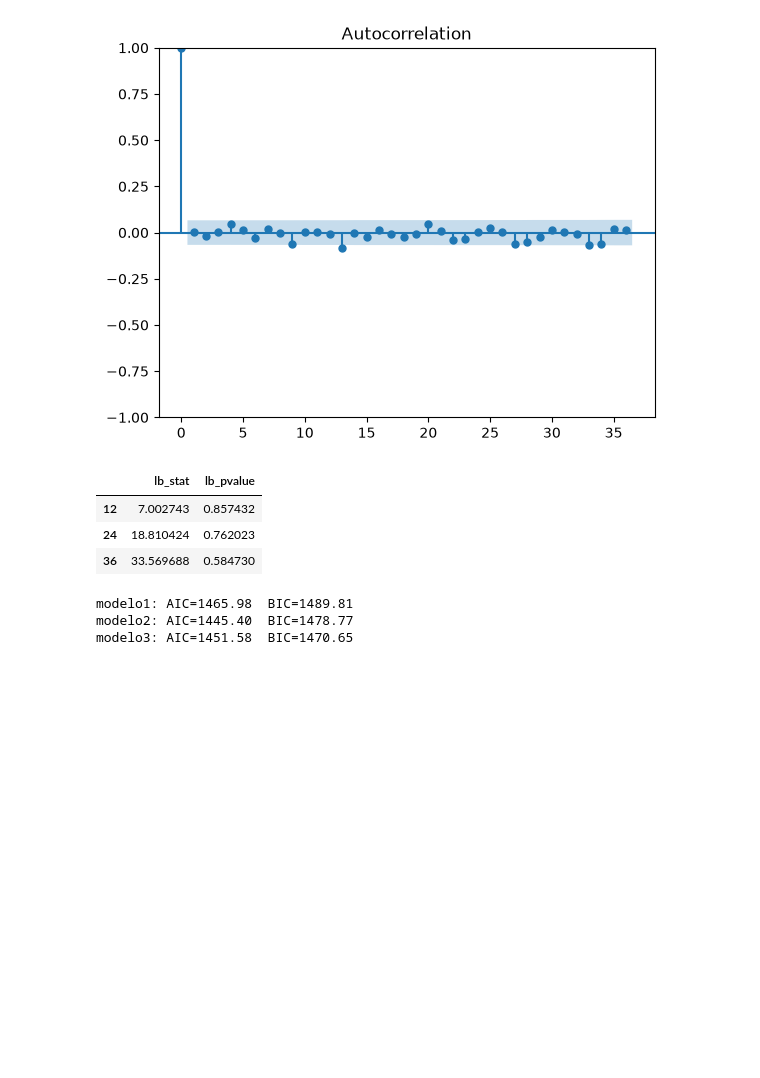
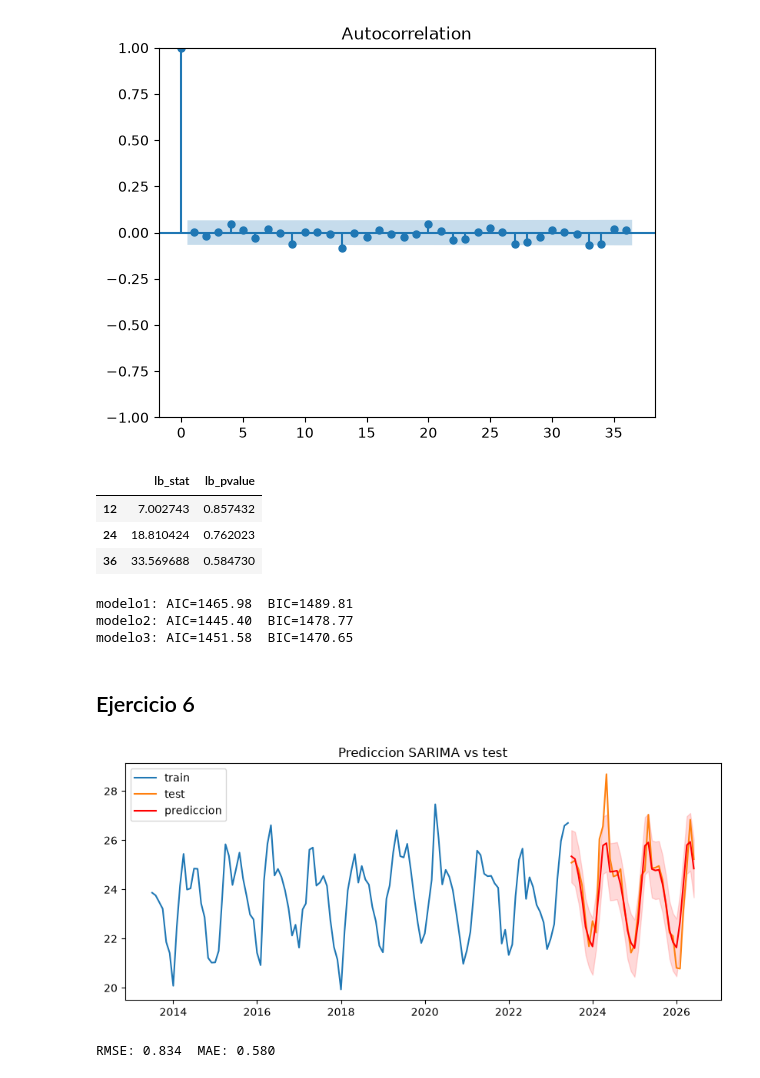
Before and after one commit to UVG-Tareas-y-proyectos/ejercicios_de_series, a Jupyter notebook: notebooks/ejercicios.ipynb, the cells around one changed output. Cells and saved outputs as stored; diff of their text form; code cells hidden in the pictures; blank space fills up the shorter version.

Commit message:
Add exercise 6: forecast over the test set with best model

```diff
--- a/notebooks/ejercicios.ipynb
+++ b/notebooks/ejercicios.ipynb
@@ -260,3 +260,29 @@ for nombre, m in [("modelo1", modelo1), ("modelo2", modelo2), ("modelo3", modelo
 modelo1: AIC=1465.98  BIC=1489.81
 modelo2: AIC=1445.40  BIC=1478.77
 modelo3: AIC=1451.58  BIC=1470.65
+# %% [markdown]
+## Ejercicio 6
+# %%
+ts_test = test.set_index("month")["temperature_2m_c"]
+ts_test.index.freq = "MS"
+
+pred = modelo2.get_forecast(36)
+pred_media = pred.predicted_mean
+ci = pred.conf_int()
+
+plt.figure(figsize=(10, 4))
+plt.plot(ts[-120:], label="train")
+plt.plot(ts_test, label="test")
+plt.plot(pred_media, label="prediccion", color="red")
+plt.fill_between(ci.index, ci.iloc[:, 0], ci.iloc[:, 1], color="red", alpha=0.15)
+plt.legend()
+plt.title("Prediccion SARIMA vs test")
+plt.show()
+# %% [output]
+[figure, added]
+# %%
+rmse_sarima = np.sqrt(((ts_test - pred_media) ** 2).mean())
+mae_sarima = (ts_test - pred_media).abs().mean()
+print(f"RMSE: {rmse_sarima:.3f}  MAE: {mae_sarima:.3f}")
+# %% [output]
+RMSE: 0.834  MAE: 0.580
```
